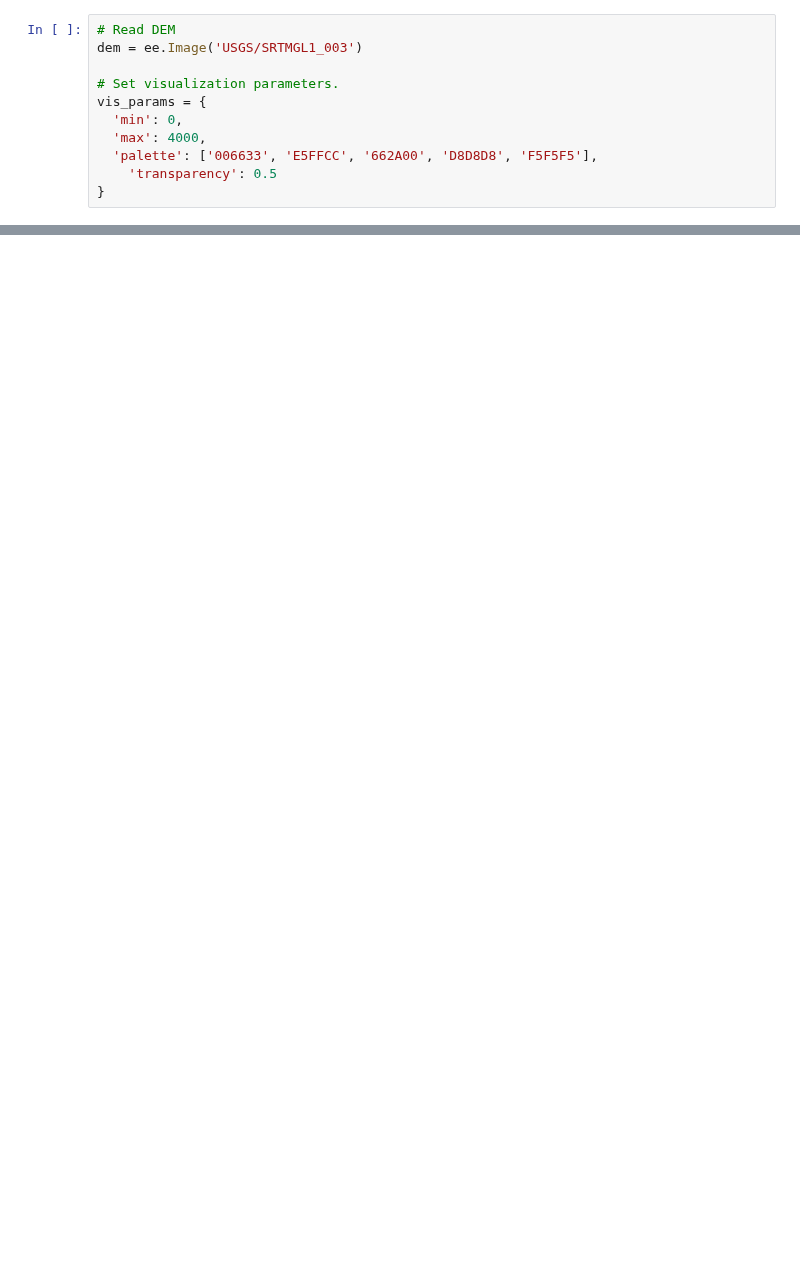
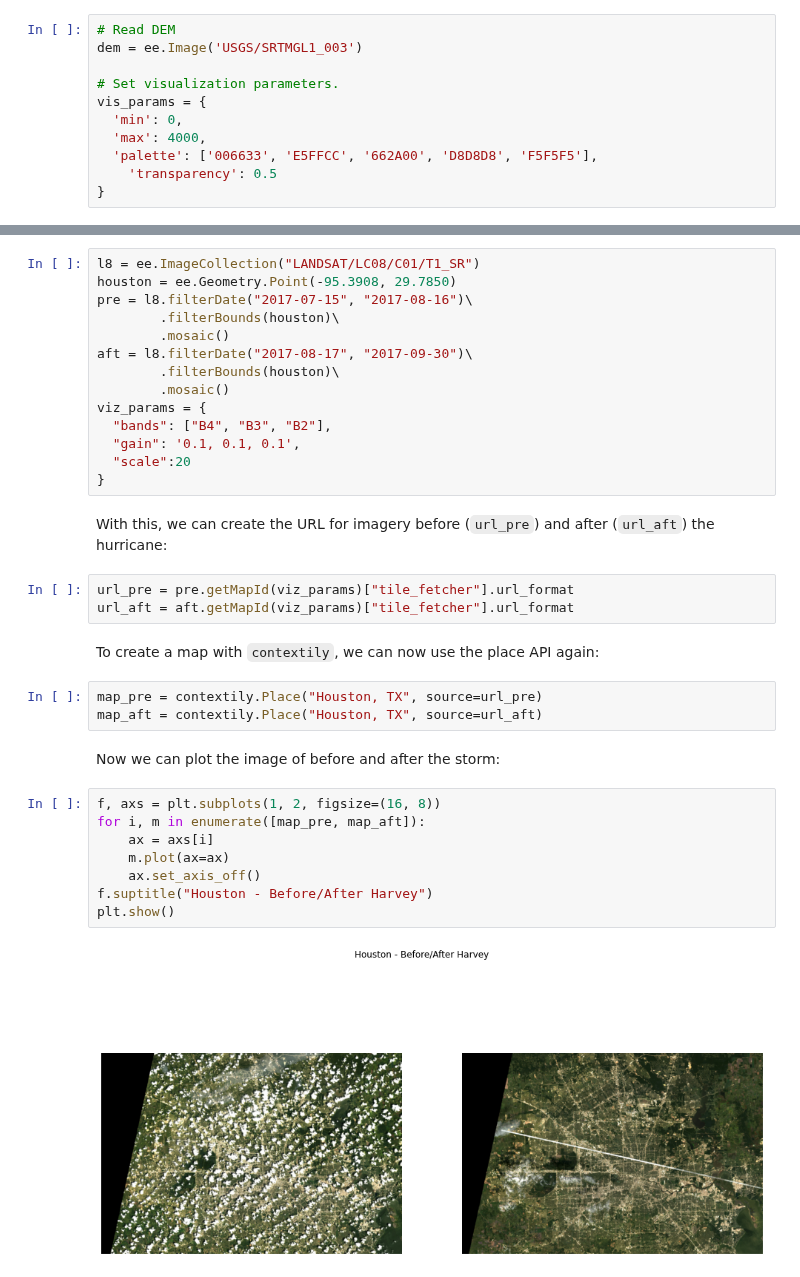
Before and after one commit to geopandas/contextily, a Jupyter notebook: notebooks/friends_gee.ipynb, the cells around one changed output, grey strips where cells are left out. Drawn from its saved outputs; the diff is of its cells as text; blank space fills up the shorter version.

```diff
--- a/notebooks/friends_gee.ipynb
+++ b/notebooks/friends_gee.ipynb
@@ -130,0 +116,36 @@ liv.plot();
+# %%
+l8 = ee.ImageCollection("LANDSAT/LC08/C01/T1_SR")
+houston = ee.Geometry.Point(-95.3908, 29.7850)
+pre = l8.filterDate("2017-07-15", "2017-08-16")\
+        .filterBounds(houston)\
+        .mosaic()
+aft = l8.filterDate("2017-08-17", "2017-09-30")\
+        .filterBounds(houston)\
+        .mosaic()
+viz_params = {
+  "bands": ["B4", "B3", "B2"],
+  "gain": '0.1, 0.1, 0.1',
+  "scale":20
+}
+# %% [markdown]
+With this, we can create the URL for imagery before (`url_pre`) and after (`url_aft`) the hurricane:
+# %%
+url_pre = pre.getMapId(viz_params)["tile_fetcher"].url_format
+url_aft = aft.getMapId(viz_params)["tile_fetcher"].url_format
+# %% [markdown]
+To create a map with `contextily`, we can now use the place API again:
+# %%
+map_pre = contextily.Place("Houston, TX", source=url_pre)
+map_aft = contextily.Place("Houston, TX", source=url_aft)
+# %% [markdown]
+Now we can plot the image of before and after the storm:
+# %%
+f, axs = plt.subplots(1, 2, figsize=(16, 8))
+for i, m in enumerate([map_pre, map_aft]):
+    ax = axs[i]
+    m.plot(ax=ax)
+    ax.set_axis_off()
+f.suptitle("Houston - Before/After Harvey")
+plt.show()
+# %% [output]
+[figure, added]
```
Also changed, not shown: parts of 23 cells of this notebook.
